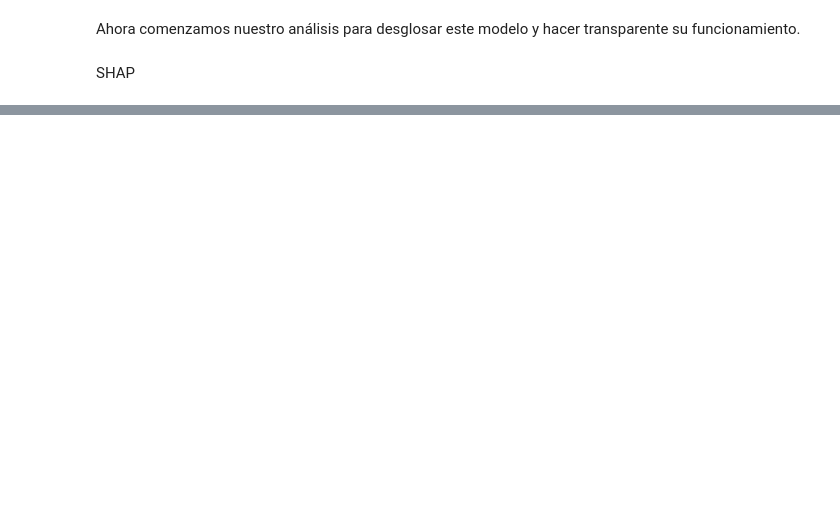
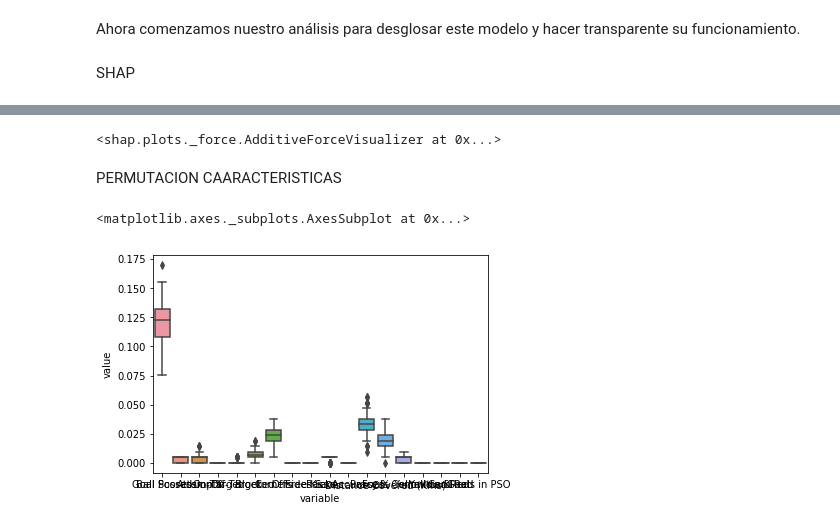
Before and after one commit to alexdelgadoperibanez/FAD_MasterDS, a Jupyter notebook: practica_SeriesTemporales/AMAZONseries.ipynb, the cells around one changed output, grey strips where cells are left out. Cells and saved outputs as stored; diff of their text form; code cells hidden in the pictures; blank space fills up the shorter version.

```diff
--- a/practica_SeriesTemporales/AMAZONseries.ipynb
+++ b/practica_SeriesTemporales/AMAZONseries.ipynb
@@ -670,0 +713,11 @@ expected_value = explainer.expected_value
+# %%
+
+# Generate force plot - Multiple rows
+shap.force_plot(explainer.expected_value, shap_values[:100,:], X.iloc[:100,:])
+
+# Generate force plot - Single
+shap.force_plot(explainer.expected_value, shap_values[0,:], X.iloc[0,:])
+# %% [output]
+<shap.plots._force.AdditiveForceVisualizer at 0x...>
+# %% [markdown]
+PERMUTACION CAARACTERISTICAS
@@ -670,0 +729,38 @@ expected_value = explainer.expected_value
+# %%
+def _calc_feature_permutation_score(estimator, X, y, col_idx, n_repeats, scorer):
+    X_permuted = X.copy()
+    scores = np.zeros(n_repeats)
+    shuffling_idx = np.arange(X.shape[0])
+
+    for n_round in range(n_repeats):
+        np.random.shuffle(shuffling_idx)
+        col = X_permuted.iloc[shuffling_idx, col_idx]
+        col.index = X_permuted.index
+        X_permuted.iloc[:, col_idx] = col
+
+        y_hat = estimator.predict(X_permuted)
+        scores[n_round] = scorer(y, y_hat)
+
+    return scores
+
+
+def feature_permutation_score_matrix(estimator, X, y, n_repeats, scorer):
+    feat_imp_vals = np.zeros((X.shape[1], n_repeats))
+
+    for col_idx in range(feat_imp_vals.shape[0]):
+        feat_imp_vals[col_idx, :] = _calc_feature_permutation_score(estimator, X, y, col_idx, n_repeats, scorer)
+
+
+    if hasattr(X, 'columns'):
+        columns = X.columns
+    else:
+        columns = list(range(feat_imp_vals.shape[0]))
+
+    return pd.DataFrame(data=feat_imp_vals.T, columns=columns)
+# %%
+feat_imps = feature_permutation_score_matrix(xgb_mod, X_train, y_train, 100, mean_squared_log_error)
+# %%
+sns.boxplot(x="variable", y="value", data=pd.melt(feat_imps))
+# %% [output]
+<matplotlib.axes._subplots.AxesSubplot at 0x...>
+[figure, added]
```
Also changed, not shown: parts of 20 cells of this notebook.
